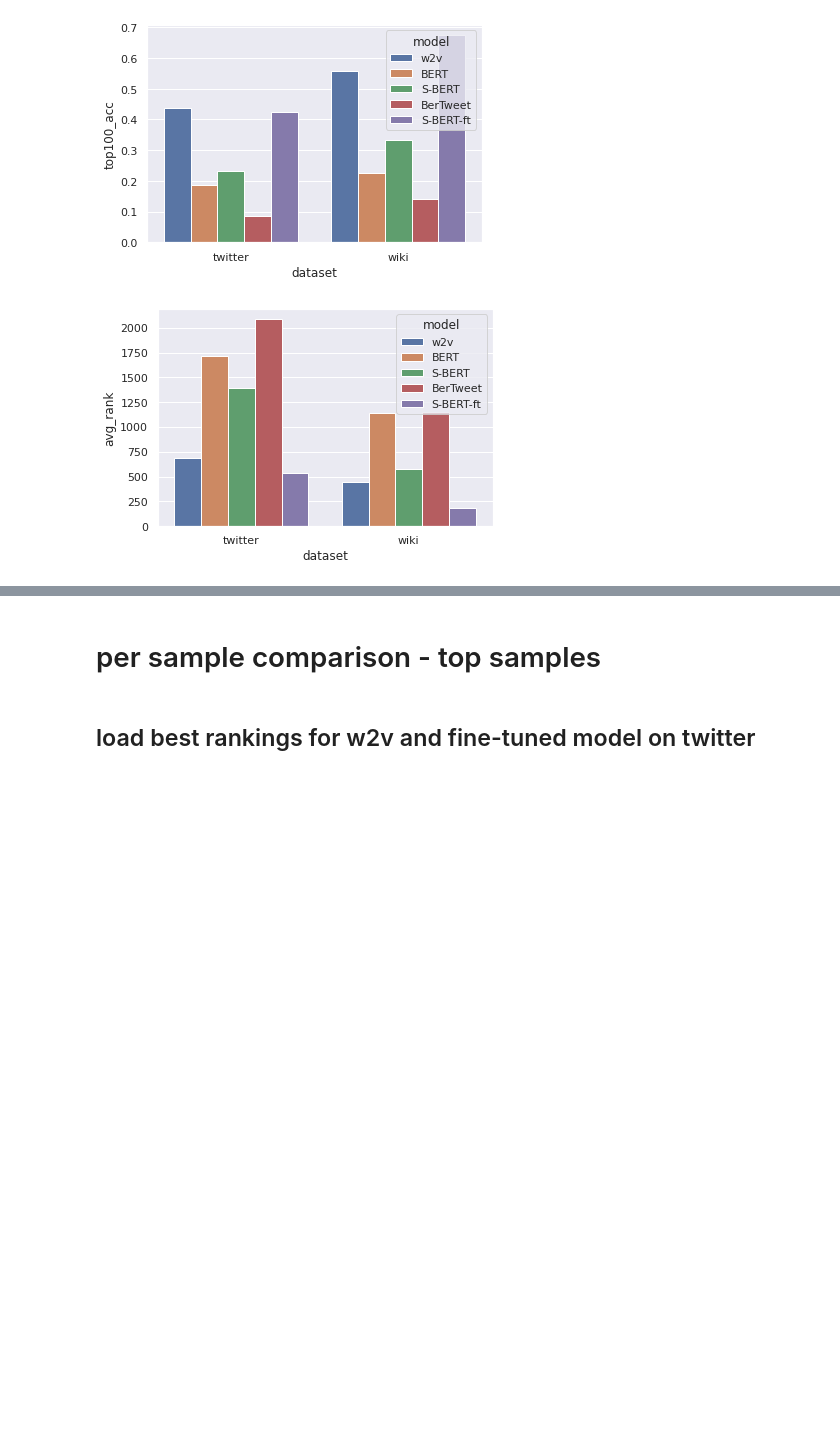
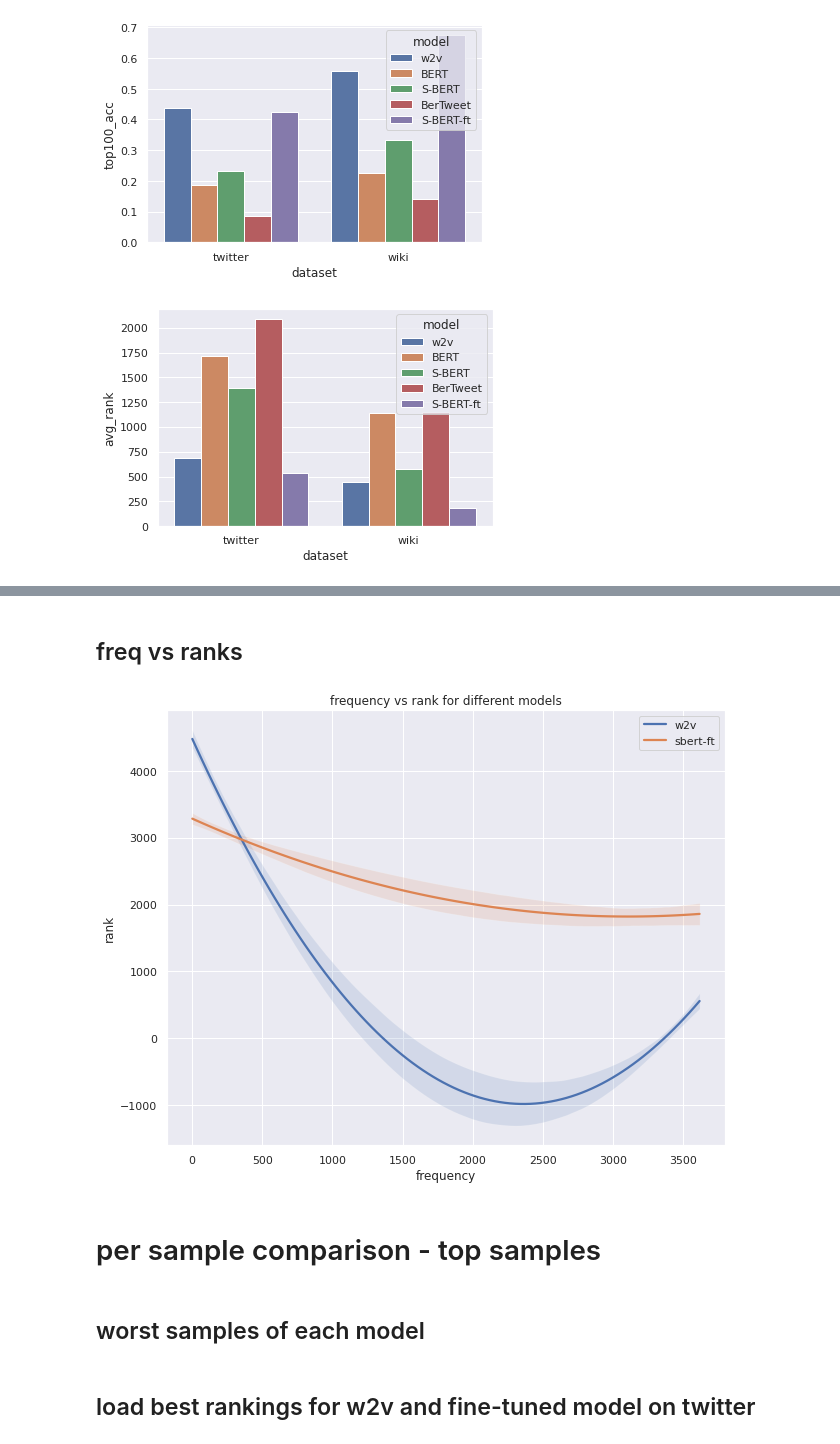
Before and after one commit to navidmdn/identity_embedding, a Jupyter notebook: pi2v.ipynb, the cells around one changed output, grey strips where cells are left out. Cells and saved outputs as stored; diff of their text form; code cells hidden in the pictures; blank space fills up the shorter version.

```diff
--- a/pi2v.ipynb
+++ b/pi2v.ipynb
@@ -460,6 +440,6 @@ from transformers import AutoModelForMaskedLM
 from transformers import AutoTokenizer
 
 
-model_checkpoint = "roberta-base"
+model_checkpoint = "bert-base-uncased"
 model = AutoModelForMaskedLM.from_pretrained(model_checkpoint)
 tokenizer = AutoTokenizer.from_pretrained(model_checkpoint)
@@ -1000,8 +1077,8 @@ from gensim.models.callbacks import CallbackAny2Vec
 
 import pickle
 
-dataset = 'twitter'
-freq = 100
+dataset = 'wiki'
+freq = 3
 
 with open(f'./data/{dataset}_cleaned_train_bios_{freq}.pkl', 'rb') as f:
     bios = pickle.load(f)
@@ -1585,7 +1668,7 @@ total PIs: 15290
 #### target restricted dataset
 # %%
 fixed_target_twitter_clm_ds = [(x[1], x[2]) for x in test_ds_twitter_target_restricted]
-fixed_target_wiki_clm_ds = [(x[1], x[2]) for x in test_ds_wiki_target_restricted]
+# fixed_target_wiki_clm_ds = [(x[1], x[2]) for x in test_ds_wiki_target_restricted]
 # %% [markdown]
 ### load different models
 # %% [markdown]
@@ -3403,2 +3554,60 @@ plt.show()
+# %% [markdown]
+## freq vs ranks
+# %%
+bios = load_bios(dataset='twitter', mode='train')
+cntr = Counter()
+
+_, ys = zip(*fixed_target_twitter_clm_ds)
+y_set = set(ys)
+
+for bio in tqdm(bios):
+    for pi in bio:
+        if pi in y_set:
+            cntr.update([pi])
+# %%
+import seaborn as sns
+import numpy as np
+
+sns.set_theme()
+
+def plot_rank_freq(ranks, ys, name, order=1):
+    if isinstance(ranks[0], list):
+        ranks = [r[0] for r in ranks]
+
+    data = np.array(list(zip(ranks, ys)))
+    sample_ids = np.random.randint(0, len(ranks), size=10000)
+
+    data = list(data[sample_ids])
+    ranks, ys = zip(*data)
+
+    freqs = []
+    for y in ys:
+        freqs.append(cntr[y]/100)
+
+    ranks = [float(r) for r in ranks]
+
+#     print(ranks[:3], freqs[:3])
+#     print("plotting")
+
+    sns.regplot(x=freqs, y=ranks, scatter=False, order=order, label=name)
+    plt.xlabel('frequency')
+    plt.ylabel('rank')
+    plt.title('frequency vs rank for different models')
+
+
+plt.figure(figsize=(10,8))
+plot_rank_freq(twitter_w2v_negsample_ranks, ys, 'w2v', order=2)
+plot_rank_freq(twitter_sbertft_ranks, ys, 'sbert-ft', order=2)
+# plot_rank_freq(twitter_sbert_ranks, ys, 'sbert')
+# plot_rank_freq(twitter_bert_ranks, ys, 'bert')
+# plot_rank_freq(twitter_roberta_ranks, ys, 'roberta')
+# plot_rank_freq(twitter_bertft_ranks, ys, 'bert-ft')
+# plot_rank_freq(twitter_freq_based_ranks, ys, 'freq_baseline')
+plt.legend()
+plt.show()
+# %% [output]
+[figure, added]
 # %% [markdown]
 # per sample comparison - top samples
+# %% [markdown]
+## worst samples of each model
```
Also changed, not shown: parts of 78 cells of this notebook.
